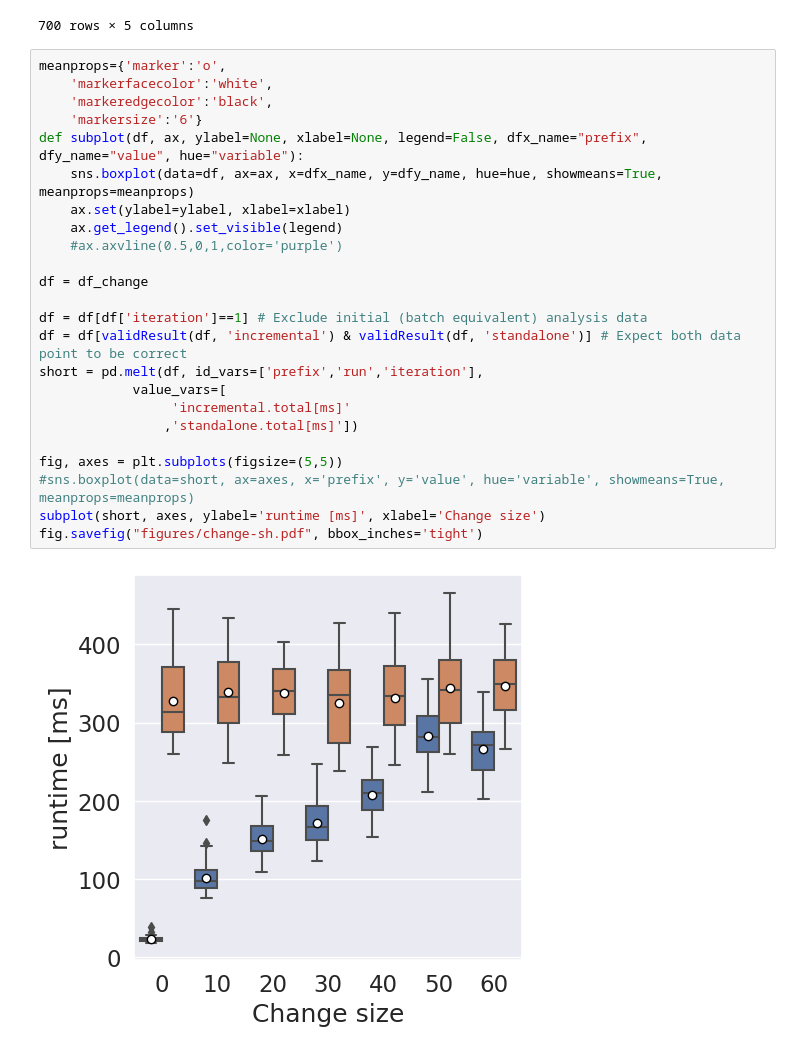
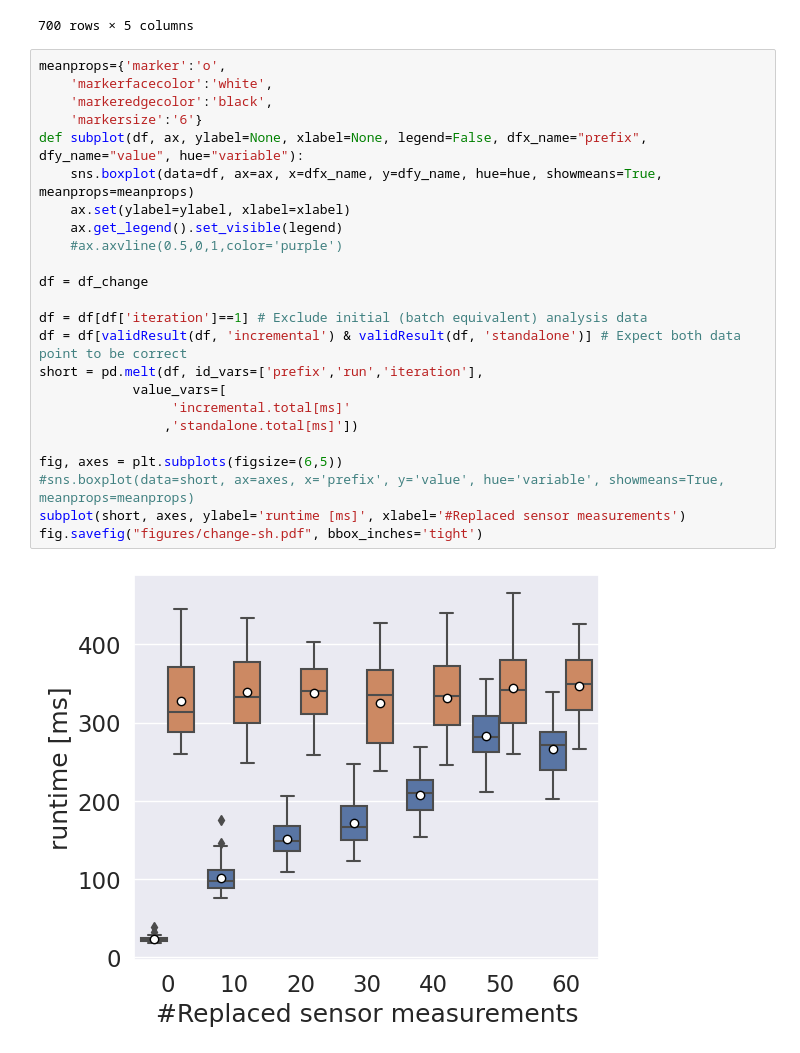
Before and after one commit to PELAB-LiU/ProbabilisticGraphQuery, a Jupyter notebook: measurements/a_rq4_change.ipynb, the cells around one changed output. Cells and saved outputs as stored; diff of their text form.

Commit message:
Updated measurmens and figures

```diff
--- a/measurements/a_rq4_change.ipynb
+++ b/measurements/a_rq4_change.ipynb
@@ -40,26 +40,26 @@ short
 # %%
 meanprops={'marker':'o',
     'markerfacecolor':'white',
     'markeredgecolor':'black',
     'markersize':'6'}
 def subplot(df, ax, ylabel=None, xlabel=None, legend=False, dfx_name="prefix", dfy_name="value", hue="variable"):
     sns.boxplot(data=df, ax=ax, x=dfx_name, y=dfy_name, hue=hue, showmeans=True, meanprops=meanprops)
     ax.set(ylabel=ylabel, xlabel=xlabel)
     ax.get_legend().set_visible(legend)
     #ax.axvline(0.5,0,1,color='purple')
 
 df = df_change
 
 df = df[df['iteration']==1] # Exclude initial (batch equivalent) analysis data
 df = df[validResult(df, 'incremental') & validResult(df, 'standalone')] # Expect both data point to be correct
 short = pd.melt(df, id_vars=['prefix','run','iteration'],
             value_vars=[
                  'incremental.total[ms]'
                 ,'standalone.total[ms]'])
 
-fig, axes = plt.subplots(figsize=(5,5))
+fig, axes = plt.subplots(figsize=(6,5))
 #sns.boxplot(data=short, ax=axes, x='prefix', y='value', hue='variable', showmeans=True, meanprops=meanprops)
-subplot(short, axes, ylabel='runtime [ms]', xlabel='Change size')
+subplot(short, axes, ylabel='runtime [ms]', xlabel='#Replaced sensor measurements')
 fig.savefig("figures/change-sh.pdf", bbox_inches='tight')
 # %% [output]
-[figure, old version]
+[figure, new version]
```
Also changed, not shown: 20 other files.
